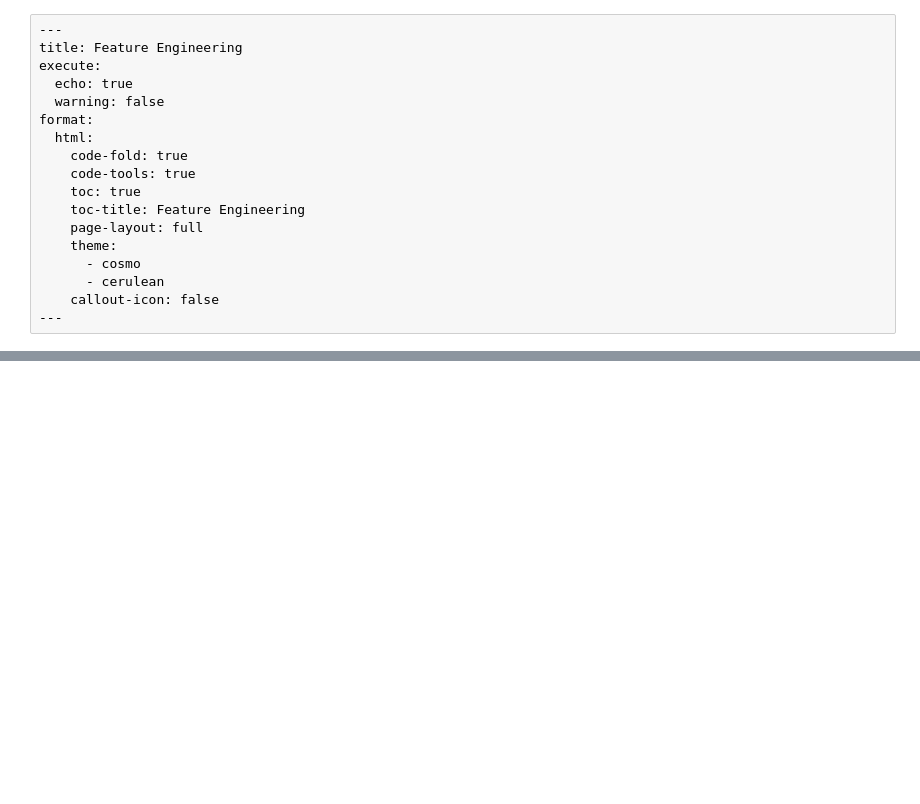
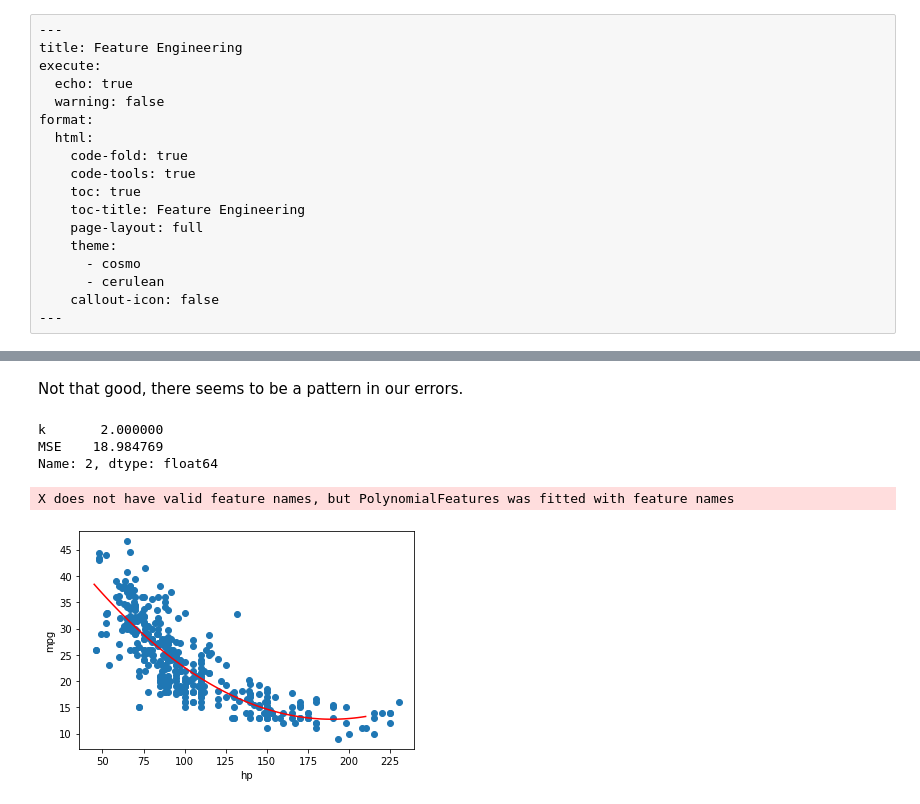
Before and after one commit to DS-100/course-notes, a Jupyter notebook: feature_engineering/feature_engineering.ipynb, the cells around one changed output, grey strips where cells are left out. Cells and saved outputs as stored; diff of their text form; code cells hidden in the pictures; blank space fills up the shorter version.

```diff
--- a/feature_engineering/feature_engineering.ipynb
+++ b/feature_engineering/feature_engineering.ipynb
@@ -97,0 +213,11 @@ tips.head(5)
+# %% [markdown]
+Not that good, there seems to be a pattern in our errors.
+# %%
+plot_degree_k_model(2);
+print(MSEs_and_k.loc[2,:])
+# %% [output]
+k       2.000000
+MSE    18.984769
+Name: 2, dtype: float64
+X does not have valid feature names, but PolynomialFeatures was fitted with feature names
+[figure, added]
```
Also changed, not shown: parts of 16 cells of this notebook, 8 other files.
